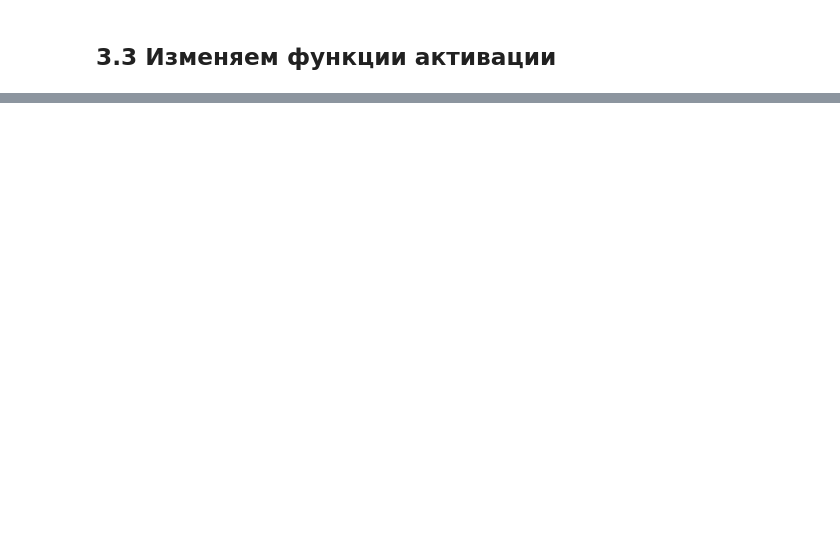
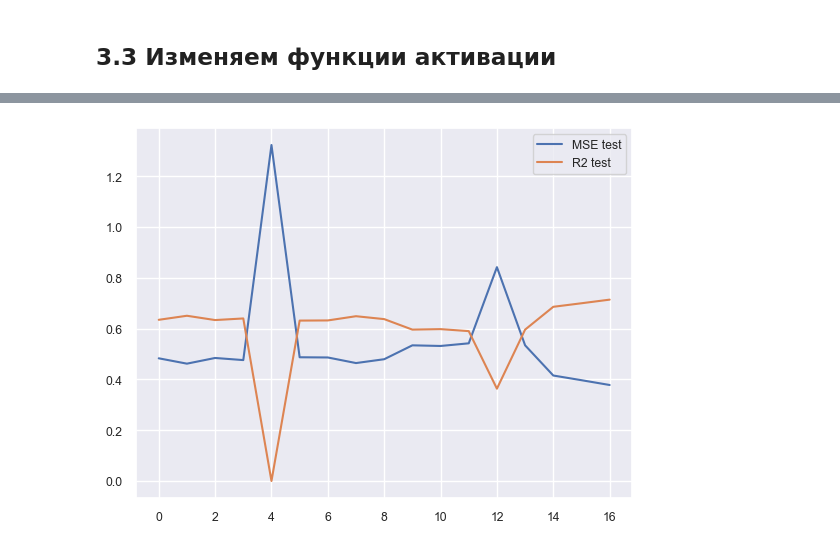
Before and after one commit to dnlygvtv/02_Python_for_Neural_Networks, a Jupyter notebook: HW/HW_3.ipynb, the cells around one changed output, grey strips where cells are left out. Cells and saved outputs as stored; diff of their text form; code cells hidden in the pictures; blank space fills up the shorter version.

```diff
--- a/HW/HW_3.ipynb
+++ b/HW/HW_3.ipynb
@@ -842,0 +1079,14 @@ stata
+# %%
+%%time
+
+from tensorflow.keras.optimizers import RMSprop
+
+base_model.compile(optimizer=RMSprop(),
+                   loss=mean_squared_error,
+                   metrics=['mse'])
+
+history = base_model.fit(X_train, y_train,
+               epochs=num_epochs,
+               validation_data=(X_test, y_test),
+               verbose=verbose
+               )
@@ -842,0 +1096,6 @@ stata
+# %%
+stats = get_metrics(base_model)
+
+stata = stata.append(make_stata('Модель №15', 2, 100, 'relu', 'RMSprop', stats[0], stats[1]),
+                     ignore_index=True)
+stata
@@ -842,0 +1122,14 @@ stata
+# %%
+%%time
+
+from tensorflow.keras.optimizers import Adagrad
+
+base_model.compile(optimizer=Adagrad(),
+                   loss=mean_squared_error,
+                   metrics=['mse'])
+
+history = base_model.fit(X_train, y_train,
+               epochs=num_epochs,
+               validation_data=(X_test, y_test),
+               verbose=verbose
+               )
@@ -842,0 +1139,6 @@ stata
+# %%
+stats = get_metrics(base_model)
+
+stata = stata.append(make_stata('Модель №16', 2, 100, 'relu', 'Adagrad', stats[0], stats[1]),
+                     ignore_index=True)
+stata
@@ -842,0 +1188,4 @@ stata
+# %%
+stata.plot(y=['MSE test', 'R2 test']);
+# %% [output]
+[figure, added]
```
Also changed, not shown: parts of 73 cells of this notebook.
